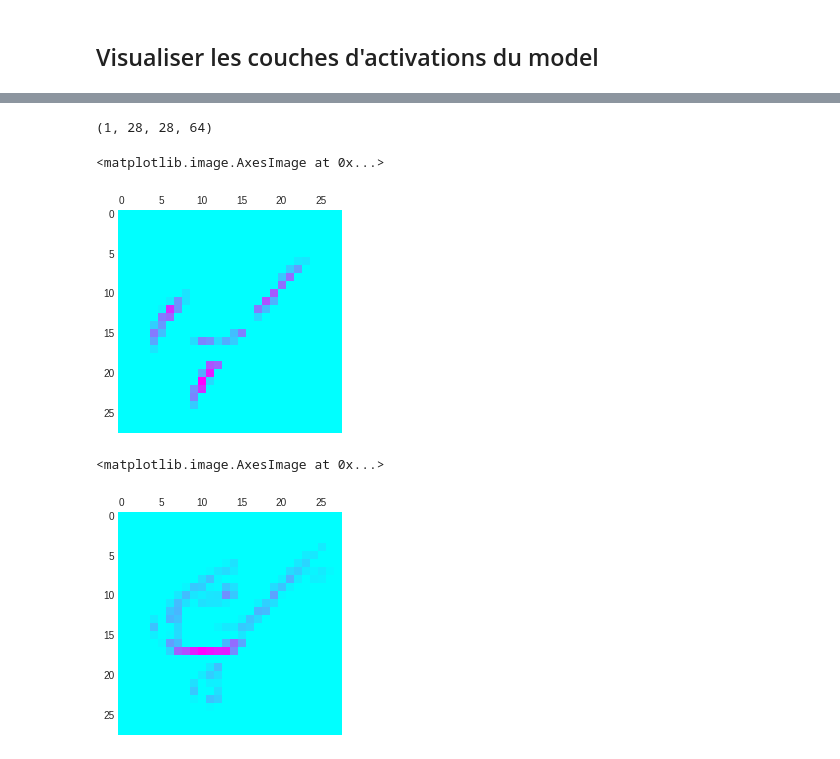
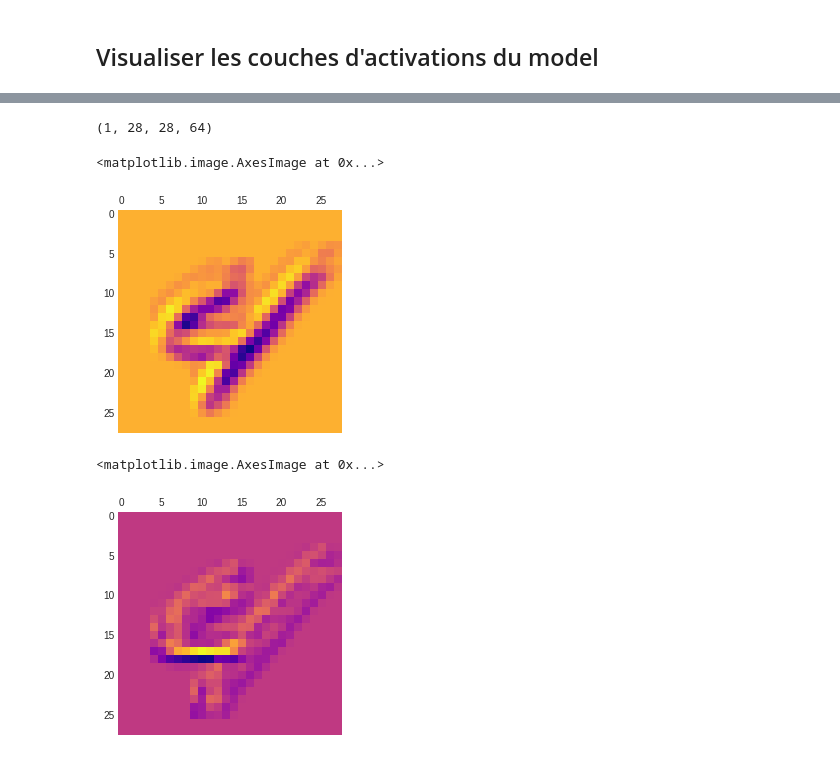
Before and after one commit to angulartist/visualize_cnn_activations, a Jupyter notebook: visualize_activations_cnn.ipynb, the cells around one changed output, grey strips where cells are left out. Saved outputs shown, nothing was run; the diff lists cells and outputs as text; code cells hidden in the pictures.

```diff
--- a/visualize_activations_cnn.ipynb
+++ b/visualize_activations_cnn.ipynb
@@ -57,10 +59,3 @@ Non-trainable params: 1,408
 _________________________________________________________________
 # %% [markdown]
 ## Chargement du dataset MNIST
-# %%
-# Ici on ne récupère que le testing set pour la démo
-
-(_, _), (X_ttest, _) = mnist.load_data()
-# Affichage des dimensions du tenseur 3D sur chaque axe
-# Nous avons 10 000 matrices 28x28
-X_ttest.shape
@@ -80,8 +90,7 @@ img_tensor.shape
 # %% [output]
 (1, 28, 28)
 # %%
-# Affichage du tenseur
-plt.style.use('seaborn-dark')
-plt.imshow(img_tensor[0])
+''' Affichage du tenseur: représente le chiffre 4 '''
+plt.imshow(img_tensor[0], cmap='afmhot')
 plt.show()
 # %% [output]
@@ -96,7 +108,7 @@ img_tensor.shape
 # %% [markdown]
 ## Visualiser les couches d'activations du model
 # %%
-# On récupère toutes les couches d'activations
-layer_outputs = [layer.output for layer in model.layers if layer.name.startswith('activation')]
+''' On récupère tous les layers du model '''
+layer_outputs = [layer.output for layer in model.layers]
 layer_outputs
 # %% [output]
@@ -118,22 +140,26 @@ activation_model = Model(inputs=model.input, outputs=layer_outputs)
 activations = activation_model.predict(img_tensor)
-# %%
-# On prend la première couche d'activation à visualiser
-first_layer_activation = activations[0]
-# Il y a une matrice de 28x28x64 (un volume en 3D/tenseur 3D avec une profondeur de 64)
-# C'est en réalité 64 matrices fusionnées en une seule
-print(first_layer_activation.shape)
-# %% [output]
-(1, 28, 28, 64)
+# %%
+''' On sélectionne la première activation '''
+first_layer_activation = activations[0]
+'''
+On peut voir que c'est une matrice 28x28
+avec 64 canaux (la profondeur) correspondant
+au nombre de filtres/kernels utilisés pour la
+convolution
+'''
+print(first_layer_activation.shape)
+# %% [output]
+(1, 28, 28, 64)
 # %%
-# On peut par exemple visualiser le 12ème canal de cette couche d'activation
-plt.matshow(first_layer_activation[0, :, :, 12], cmap='cool')
+''' Affichage du 12e canal de la première activation '''
+plt.matshow(first_layer_activation[0, :, :, 12], cmap='plasma')
 # %% [output]
 <matplotlib.image.AxesImage at 0x...>
-[figure, old version]
+[figure, new version]
 # %%
-# Même opération poour le 27ème canal
-plt.matshow(first_layer_activation[0, :, :, 27], cmap='cool')
+''' Affichage du 27e canal de la première activation '''
+plt.matshow(first_layer_activation[0, :, :, 27], cmap='plasma')
 # %% [output]
 <matplotlib.image.AxesImage at 0x...>
-[figure, old version]
+[figure, new version]
 # %%
```
Also changed, not shown: parts of 12 cells of this notebook.
